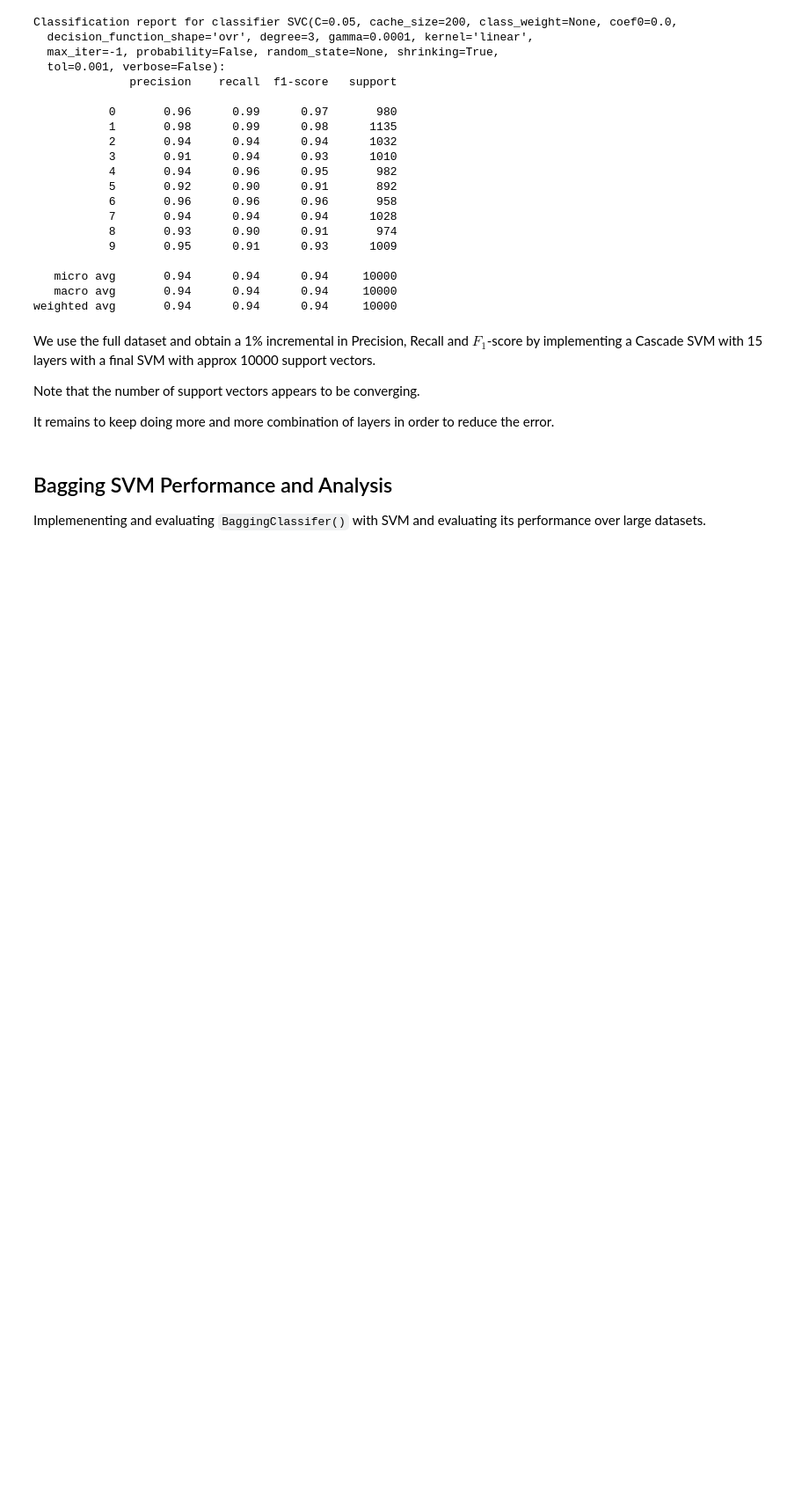
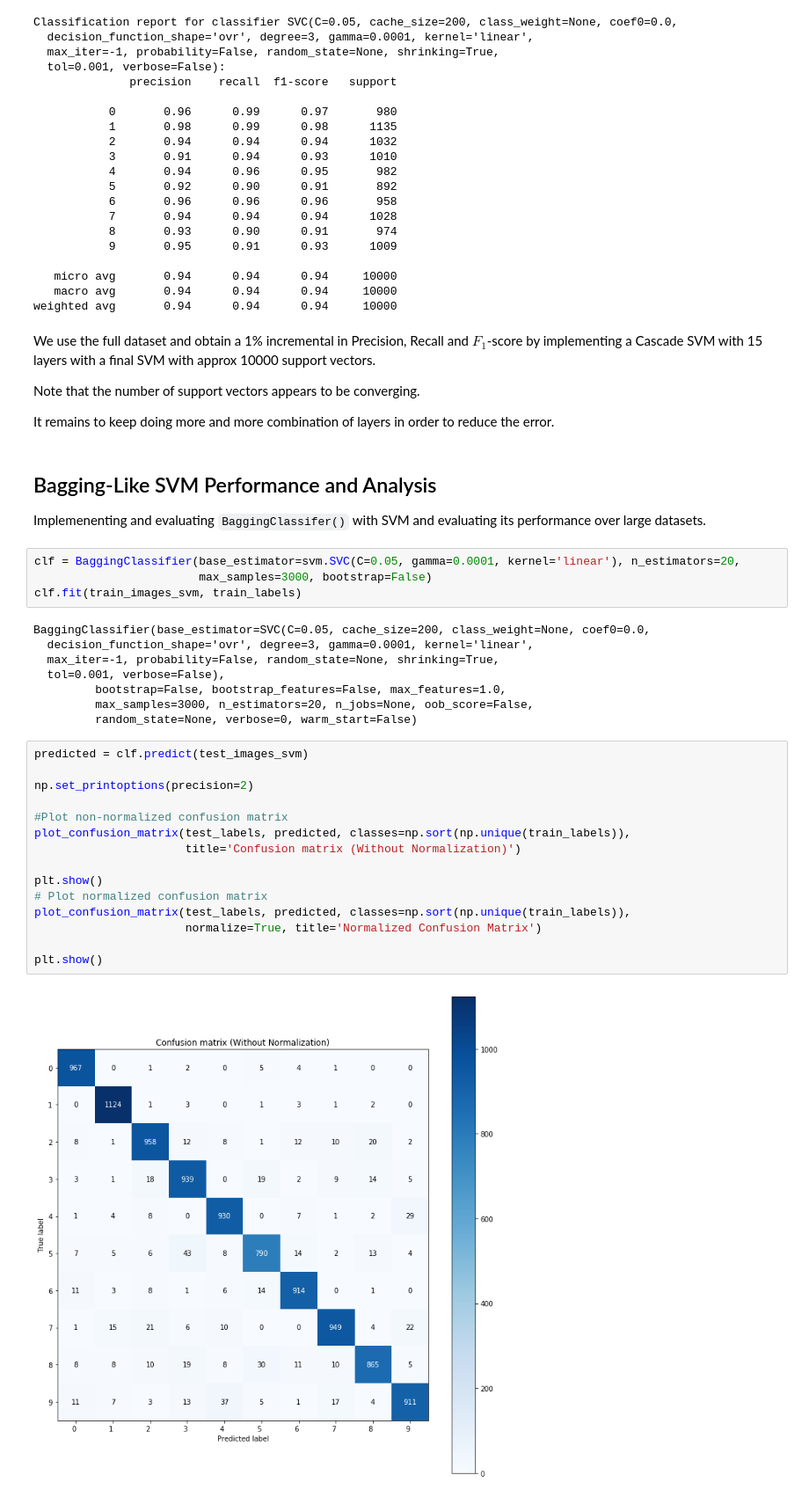
Before and after one commit to juanse1608/Courses, a Jupyter notebook: Jupyters/Notebooks/On the Performance of SVMs in Large Datasets.ipynb, the cells around one changed output. Shown at 88% size. Cells and saved outputs as stored; diff of their text form; blank space fills up the shorter version.

Commit message:
Adding Bagging SVM

```diff
--- a/Jupyters/Notebooks/On the Performance of SVMs in Large Datasets.ipynb
+++ b/Jupyters/Notebooks/On the Performance of SVMs in Large Datasets.ipynb
@@ -406,6 +406,35 @@ Note that the number of support vectors appears to be converging.
 
 It remains to keep doing more and more combination of layers in order to reduce the error.
 # %% [markdown]
-## Bagging SVM Performance and Analysis
+## Bagging-Like SVM Performance and Analysis
 
 Implemenenting and evaluating `BaggingClassifer()` with SVM and evaluating its performance over large datasets.
+# %%
+clf = BaggingClassifier(base_estimator=svm.SVC(C=0.05, gamma=0.0001, kernel='linear'), n_estimators=20,
+                        max_samples=3000, bootstrap=False)
+clf.fit(train_images_svm, train_labels)
+# %% [output]
+BaggingClassifier(base_estimator=SVC(C=0.05, cache_size=200, class_weight=None, coef0=0.0,
+  decision_function_shape='ovr', degree=3, gamma=0.0001, kernel='linear',
+  max_iter=-1, probability=False, random_state=None, shrinking=True,
+  tol=0.001, verbose=False),
+         bootstrap=False, bootstrap_features=False, max_features=1.0,
+         max_samples=3000, n_estimators=20, n_jobs=None, oob_score=False,
+         random_state=None, verbose=0, warm_start=False)
+# %%
+predicted = clf.predict(test_images_svm)
+
+np.set_printoptions(precision=2)
+
+#Plot non-normalized confusion matrix
+plot_confusion_matrix(test_labels, predicted, classes=np.sort(np.unique(train_labels)),
+                      title='Confusion matrix (Without Normalization)')
+
+plt.show()
+# Plot normalized confusion matrix
+plot_confusion_matrix(test_labels, predicted, classes=np.sort(np.unique(train_labels)),
+                      normalize=True, title='Normalized Confusion Matrix')
+
+plt.show()
+# %% [output]
+[figure, added]
```
Also changed, not shown: parts of 5 cells of this notebook.
